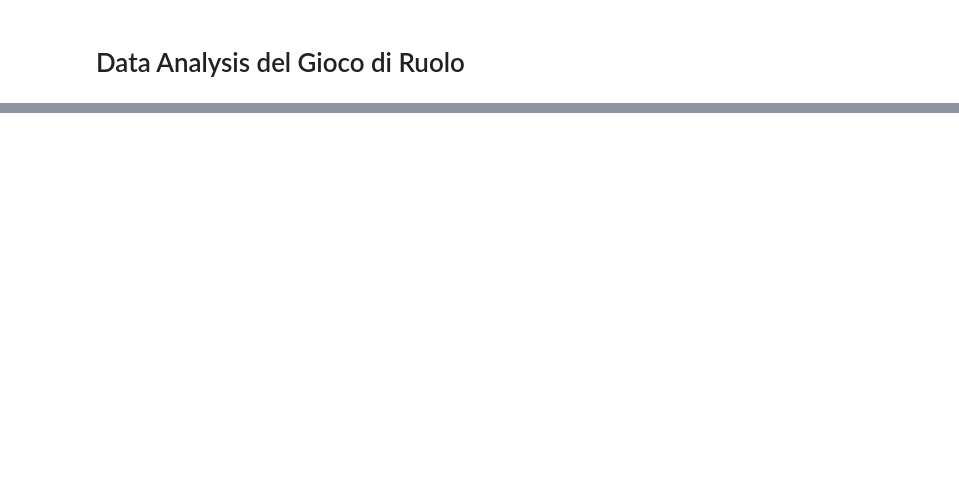
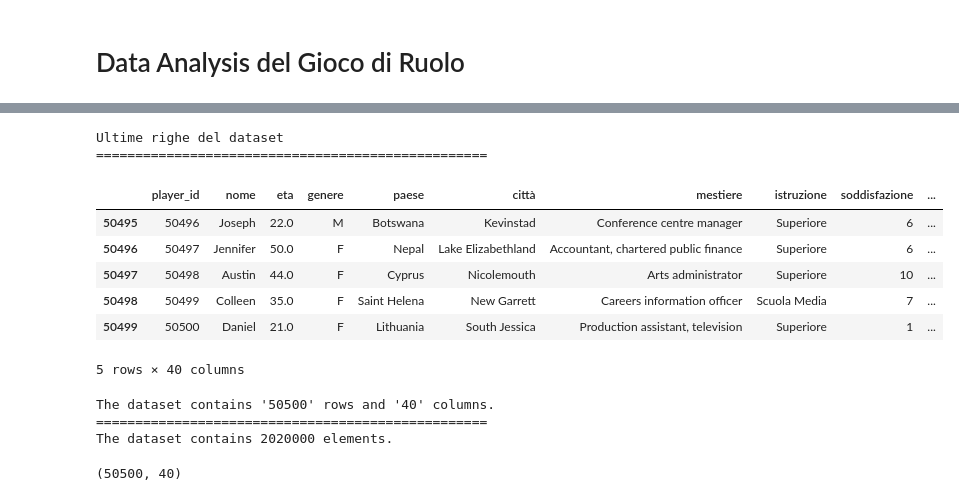
Before and after one commit to FabriceGhislain7/gdr-web-app, a Jupyter notebook: statistics/data_analysis.ipynb, the cells around one changed output, grey strips where cells are left out. Saved outputs shown, nothing was run; the diff lists cells and outputs as text; code cells hidden in the pictures; blank space fills up the shorter version.

```diff
--- a/statistics/data_analysis.ipynb
+++ b/statistics/data_analysis.ipynb
@@ -95,0 +91,26 @@ None
+# %%
+# Visualizzazione delle ultime righe del dataset
+print("Ultime righe del dataset:")
+print("=" * 50)
+data.tail()  # Puo prendere un argomaneto per un numero preciso di righe. data.head(20). By defaults vale 5
+# %% [output]
+Ultime righe del dataset
+==================================================
+|  | player_id | nome | eta | genere | paese | città | mestiere | istruzione | soddisfazione | ... |
+| 50495 | 50496 | Joseph | 22.0 | M | Botswana | Kevinstad | Conference centre manager | Superiore | 6 | ... |
+| 50496 | 50497 | Jennifer | 50.0 | F | Nepal | Lake Elizabethland | Accountant, chartered public finance | Superiore | 6 | ... |
+| 50497 | 50498 | Austin | 44.0 | F | Cyprus | Nicolemouth | Arts administrator | Superiore | 10 | ... |
+| 50498 | 50499 | Colleen | 35.0 | F | Saint Helena | New Garrett | Careers information officer | Scuola Media | 7 | ... |
+| 50499 | 50500 | Daniel | 21.0 | F | Lithuania | South Jessica | Production assistant, television | Superiore | 1 | ... |
+5 rows × 40 columns
+# %%
+# Ritorna le dimensioni del dataset, cioè, il numero di righe e di righe e di colonne.
+print(f"The dataset contains '{data.shape[0]}' rows and '{data.shape[1]}' columns.")
+print("=" * 50)
+print(f"The dataset contains {data.size} elements.")
+data.shape
+# %% [output]
+The dataset contains '50500' rows and '40' columns.
+==================================================
+The dataset contains 2020000 elements.
+(50500, 40)
```
Also changed, not shown: parts of 6 cells of this notebook.
